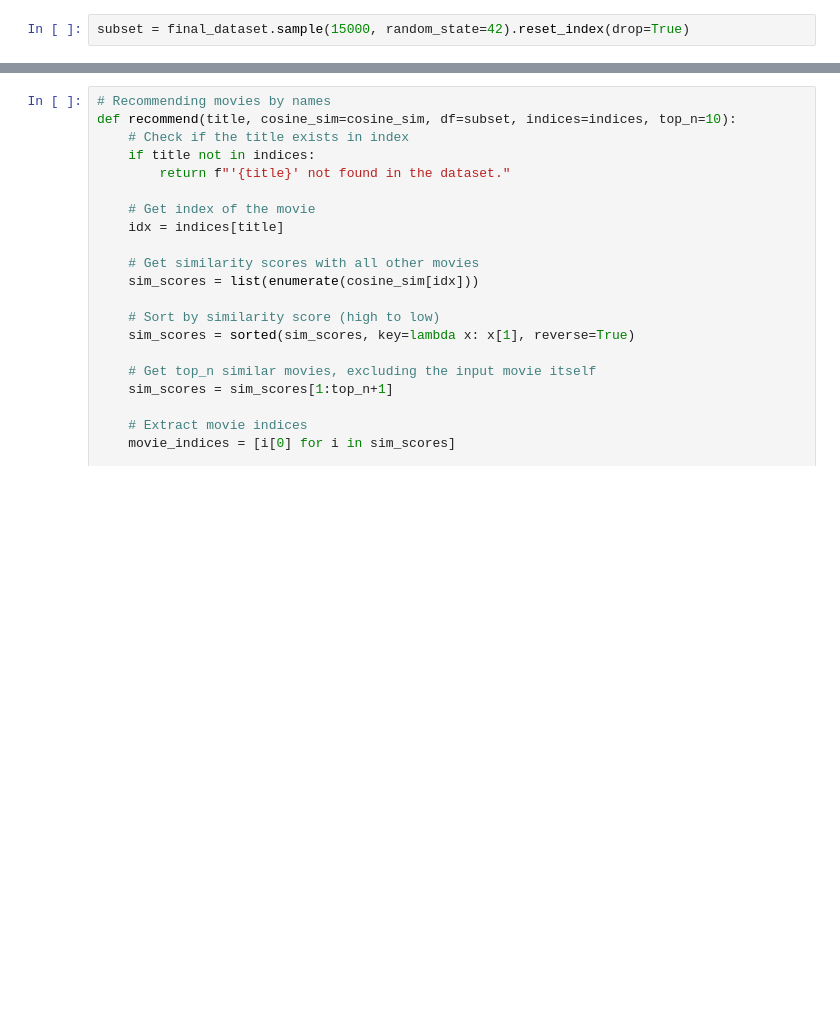
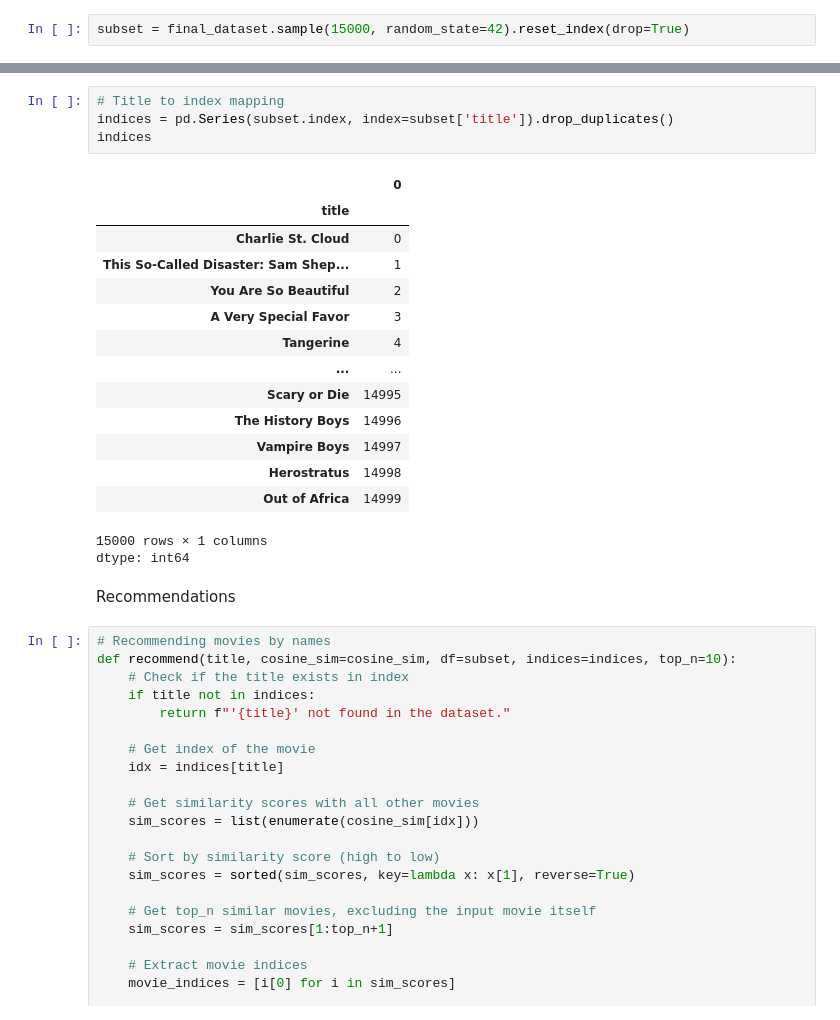
Before and after one commit to Sui-Generis-14/Movie-Recommendation-System, a Jupyter notebook: MovieRecommendationSystem.ipynb, the cells around one changed output, grey strips where cells are left out. Cells and saved outputs as stored; diff of their text form; blank space fills up the shorter version.

```diff
--- a/MovieRecommendationSystem.ipynb
+++ b/MovieRecommendationSystem.ipynb
@@ -445,3 +526,25 @@ indices = pd.Series(subset.index, index=subset['title']).drop_duplicates()
+# %%
+# Title to index mapping
+indices = pd.Series(subset.index, index=subset['title']).drop_duplicates()
+indices
+# %% [output]
+|  | 0 |
+| title |  |
+| Charlie St. Cloud | 0 |
+| This So-Called Disaster: Sam Shep... | 1 |
+| You Are So Beautiful | 2 |
+| A Very Special Favor | 3 |
+| Tangerine | 4 |
+| ... | ... |
+| Scary or Die | 14995 |
+| The History Boys | 14996 |
+| Vampire Boys | 14997 |
+| Herostratus | 14998 |
+| Out of Africa | 14999 |
+15000 rows × 1 columns
+dtype: int64
+# %% [markdown]
+Recommendations
 # %%
 # Recommending movies by names
 def recommend(title, cosine_sim=cosine_sim, df=subset, indices=indices, top_n=10):
```
Also changed, not shown: parts of 21 cells of this notebook.
